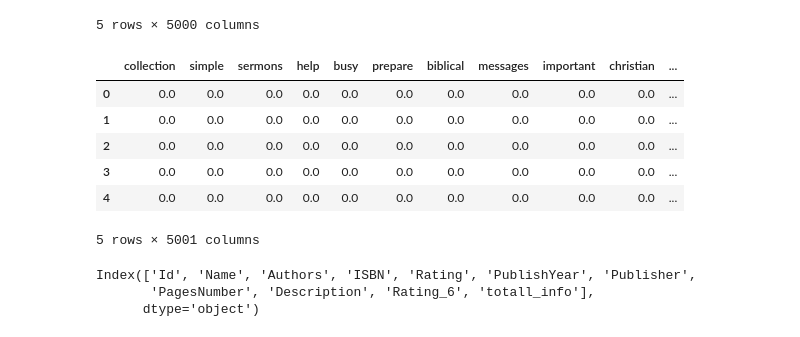
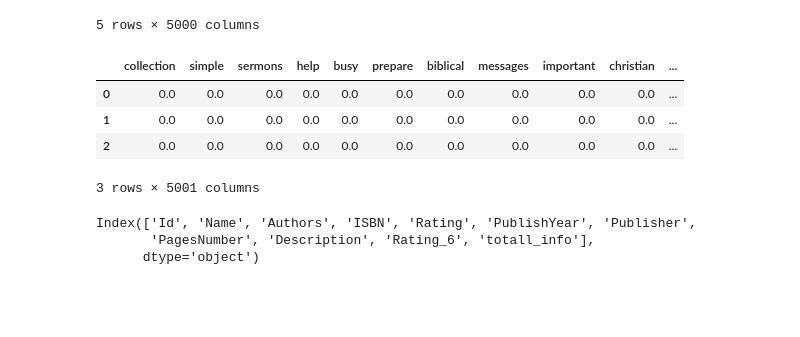
Before and after one commit to Fatemenamdar20/Book_recommendation_sy, a Jupyter notebook: book.ipynb, the cells around one changed output. Saved outputs shown, nothing was run; the diff lists cells and outputs as text; code cells hidden in the pictures; blank space fills up the shorter version.

```diff
--- a/book.ipynb
+++ b/book.ipynb
@@ -473,15 +473,13 @@ description_df.head()
 # %%
 description_df['Name'] = df['Name']
 # %%
-description_df.head()
+description_df.head(3)
 # %% [output]
 |  | collection | simple | sermons | help | busy | prepare | biblical | messages | important | christian | ... |
 | 0 | 0.0 | 0.0 | 0.0 | 0.0 | 0.0 | 0.0 | 0.0 | 0.0 | 0.0 | 0.0 | ... |
 | 1 | 0.0 | 0.0 | 0.0 | 0.0 | 0.0 | 0.0 | 0.0 | 0.0 | 0.0 | 0.0 | ... |
 | 2 | 0.0 | 0.0 | 0.0 | 0.0 | 0.0 | 0.0 | 0.0 | 0.0 | 0.0 | 0.0 | ... |
-| 3 | 0.0 | 0.0 | 0.0 | 0.0 | 0.0 | 0.0 | 0.0 | 0.0 | 0.0 | 0.0 | ... |
-| 4 | 0.0 | 0.0 | 0.0 | 0.0 | 0.0 | 0.0 | 0.0 | 0.0 | 0.0 | 0.0 | ... |
-5 rows × 5001 columns
+3 rows × 5001 columns
 # %%
 df.columns
 # %% [output]
```
Also changed, not shown: parts of 9 cells of this notebook.
